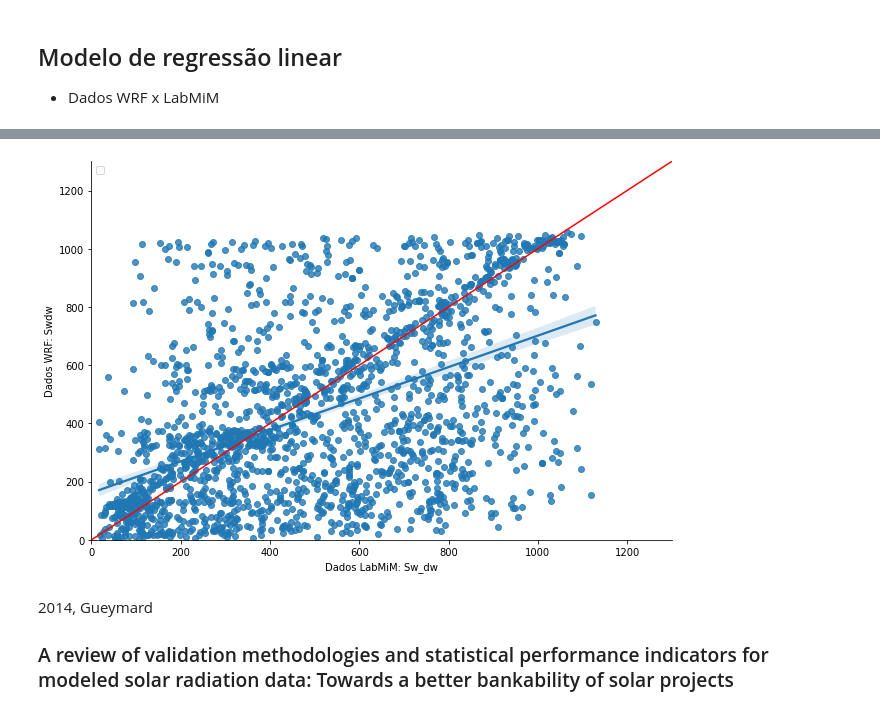
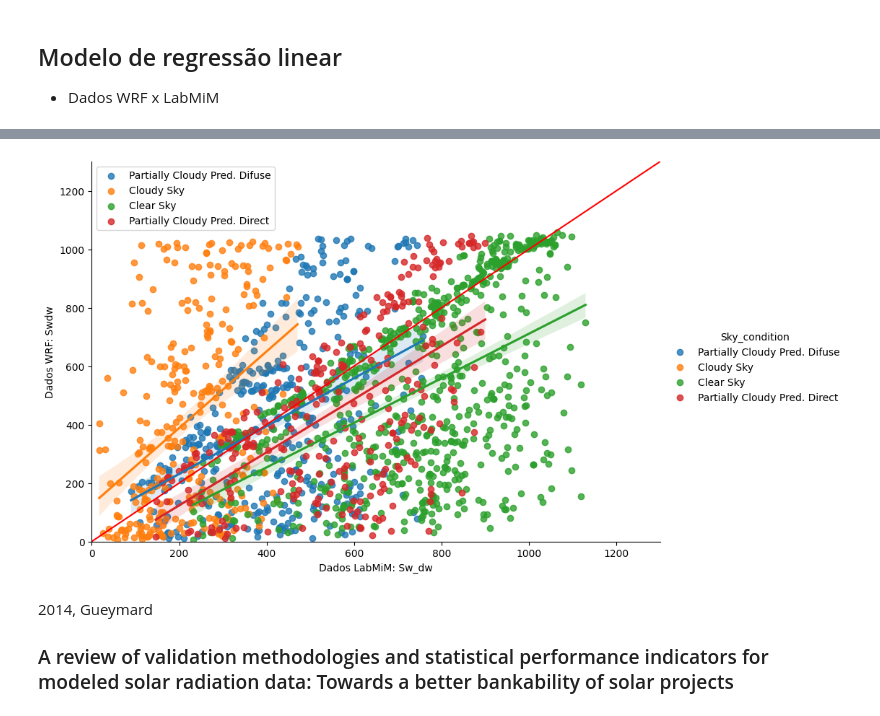
Before and after one commit to igordantasgf/analise_dados_microambientais, a Jupyter notebook: comparação_modelo.ipynb, the cells around one changed output, grey strips where cells are left out. Cells and saved outputs as stored; diff of their text form; code cells hidden in the pictures.

```diff
--- a/comparação_modelo.ipynb
+++ b/comparação_modelo.ipynb
@@ -234,14 +234,29 @@ series1 = series.set_index(['year', 'month', 'day', 'hour'])
 
 # Merge the two data frames based on their index values
 merged = labmim.merge(series, how='outer', left_index=True, right_index=True)
+
+merged_hour = merged.sort_values('hour_x')
+maximo = max(max(merged_hour['Sw_dw']), max(merged_hour['Swdw']))
+
+#KT Colors
+def color_func(row):
+    sw_ratio = row['Sw_dw'] / row['oc_topo']
+    if sw_ratio < 0.35:
+        return 'Cloudy Sky'
+    elif sw_ratio < 0.55:
+        return 'Partially Cloudy Pred. Difuse'
+    elif sw_ratio < 0.65:
+        return 'Partially Cloudy Pred. Direct'
+    else:
+        return 'Clear Sky'
+
+# Apply the function to create a new 'color' column in the data frame
+merged_hour['Sky_condition'] = merged_hour.apply(color_func, axis=1)
 # %%
 # Sort the merged data frame by the hour_x column
-merged_hour = merged.sort_values('hour_x')
-maximo = max(max(merged_hour['Sw_dw']), max(merged_hour['Swdw']))
 
-#sns.scatterplot(data = merged_hour, x='Sw_dw', y='Swdw', hue='hour_x')
 
-sns.lmplot(x="Sw_dw", y="Swdw", data=merged_hour, height=6, aspect=1.5);
+sns.lmplot(x="Sw_dw", y="Swdw", data=merged_hour, hue='Sky_condition', height=6, aspect=1.5);
 plt.axline((0, 0), (100, 100), linewidth=1.5, color='r')
 plt.xlabel('Dados LabMiM: Sw_dw')
 plt.ylabel('Dados WRF: Swdw')
@@ -254,4 +268,4 @@ WARNING:matplotlib.legend:No artists with labels found to put in legend.  Note t
-[figure, old version]
+[figure, new version]
 # %% [markdown]
 2014, Gueymard
 ### A review of validation methodologies and statistical performance indicators for modeled solar radiation data: Towards a better bankability of solar projects
```
Also changed, not shown: parts of 2 cells of this notebook.
